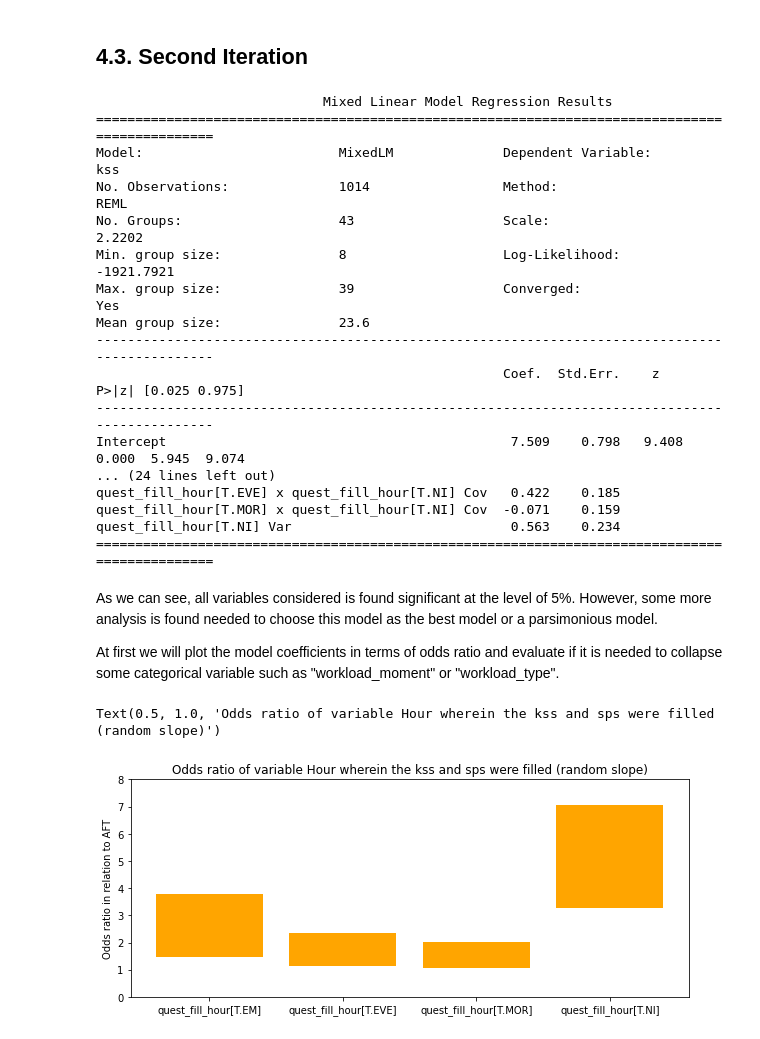
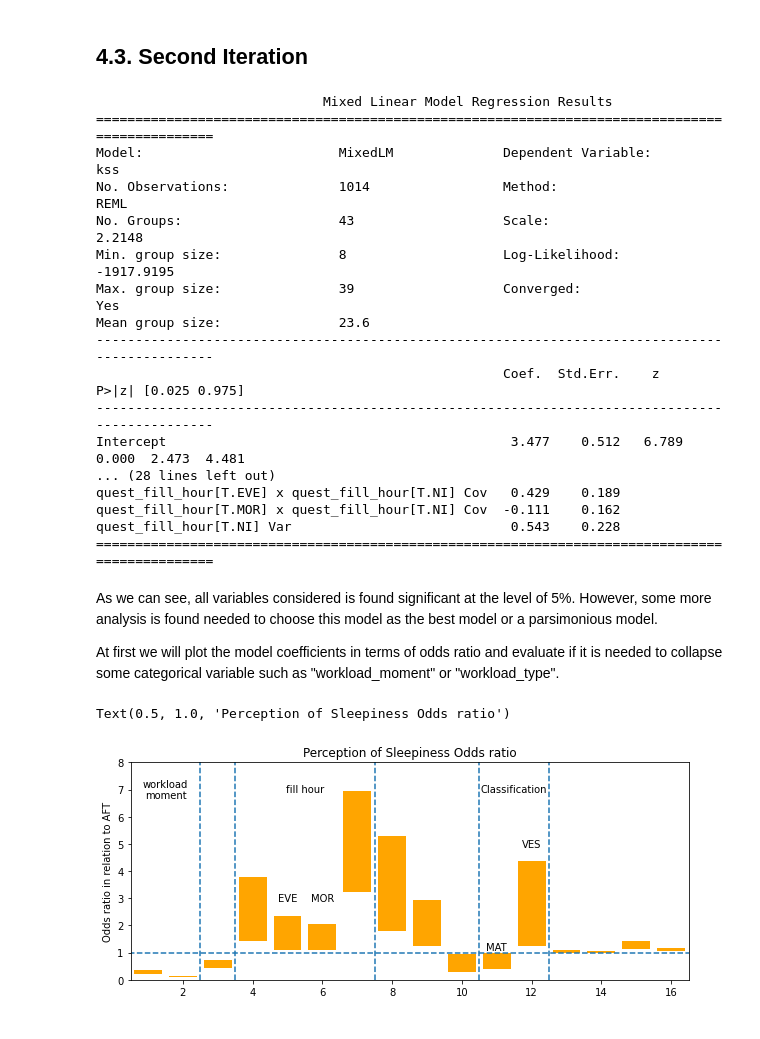
Before and after one commit to jlpscampos/Perception-of-Excessive-Sleepiness-and-Severe-Fatigue-in-Civil-Aviation-Pilots, a Jupyter notebook: regression_analytics.ipynb, the cells around one changed output. Cells and saved outputs as stored; diff of their text form; code cells hidden in the pictures.

Commit message:
Update regression_analytics.ipynb
update regression analytics sleepiness

```diff
--- a/regression_analytics.ipynb
+++ b/regression_analytics.ipynb
@@ -231,9 +224,9 @@ all the other variables is found with a significance level above 5%.
 # %% [markdown]
 ## 4.3. Second Iteration
 # %%
-covariates = ['workload_moment','workload_type','quest_fill_hour',
-              'time_awake','time_displacement','age','flight_hours',
-              'education']
+covariates = ['workload_moment','workload_type','quest_fill_hour','workload_length',
+              'time_awake','time_displacement','flight_hours','Position',
+              'marital_status','education','Classification']
 
 formula = get_formula(covariates, 'kss')
 
@@ -250,18 +243,18 @@ print(mdf.summary())
 ===============================================================================================
 Model:                         MixedLM              Dependent Variable:              kss
 No. Observations:              1014                 Method:                          REML
-No. Groups:                    43                   Scale:                           2.2202
-Min. group size:               8                    Log-Likelihood:                  -1921.7921
+No. Groups:                    43                   Scale:                           2.2148
+Min. group size:               8                    Log-Likelihood:                  -1917.9195
 Max. group size:               39                   Converged:                       Yes
 Mean group size:               23.6
 -----------------------------------------------------------------------------------------------
                                                     Coef.  Std.Err.    z    P>|z| [0.025 0.975]
 -----------------------------------------------------------------------------------------------
-Intercept                                            7.509    0.798   9.408 0.000  5.945  9.074
-... (24 lines left out)
-quest_fill_hour[T.EVE] x quest_fill_hour[T.NI] Cov   0.422    0.185
-quest_fill_hour[T.MOR] x quest_fill_hour[T.NI] Cov  -0.071    0.159
-quest_fill_hour[T.NI] Var                            0.563    0.234
+Intercept                                            3.477    0.512   6.789 0.000  2.473  4.481
+... (28 lines left out)
+quest_fill_hour[T.EVE] x quest_fill_hour[T.NI] Cov   0.429    0.189
+quest_fill_hour[T.MOR] x quest_fill_hour[T.NI] Cov  -0.111    0.162
+quest_fill_hour[T.NI] Var                            0.543    0.228
 ===============================================================================================
 # %% [markdown]
 As we can see, all variables considered is found significant at the level of 5%. However, some more analysis is found needed to choose this model as the best model or a parsimonious model.
@@ -270,15 +263,30 @@ At first we will plot the model coefficients in terms of odds ratio and evaluate
 # %%
 fig,ax = plt.subplots(nrows = 1, ncols = 1, figsize = (10,4))
 
-odds_var = np.exp(mdf.conf_int())[4:8]
-x = odds_var.index
+odds_var = np.exp(mdf.conf_int())[1:17]
+#x = odds_var.index
+x = np.linspace(1,len(odds_var),len(odds_var))
 y_bottom = np.array(odds_var[0])
 y_diff = np.array(odds_var[1]) - np.array(odds_var[0])
 ax.bar(x, y_diff, bottom=y_bottom, color = 'orange')
+ax.vlines(x = 2.5, ymin = 0, ymax = 9, linestyles='dashed')
+ax.vlines(x = 3.5, ymin = 0, ymax = 9, linestyles='dashed')
+ax.vlines(x = 7.5, ymin = 0, ymax = 9, linestyles='dashed')
+ax.vlines(x = 10.5, ymin = 0, ymax = 9, linestyles='dashed')
+ax.vlines(x = 12.5, ymin = 0, ymax = 9, linestyles='dashed')
+ax.hlines(xmin = 0, xmax = 20, y = 1, linestyles='dashed')
+ax.text(1.5,7,'workload\nmoment', horizontalalignment='center',verticalalignment='center')
+ax.text(5.5,7,'fill hour', horizontalalignment='center',verticalalignment='center')
+ax.text(11.5,7,'Classification', horizontalalignment='center',verticalalignment='center')
+ax.text(5,3,'EVE', horizontalalignment='center',verticalalignment='center')
+ax.text(6,3,'MOR', horizontalalignment='center',verticalalignment='center')
+ax.text(11,1.2,'MAT', horizontalalignment='center',verticalalignment='center')
+ax.text(12,5,'VES', horizontalalignment='center',verticalalignment='center')
 ax.set_ylim([0,8])
+ax.set_xlim([0.5, 16.5])
 ax.set_ylabel('Odds ratio in relation to AFT')
-ax.set_title('Odds ratio of variable Hour wherein the kss and sps were filled (random slope)')
+ax.set_title('Perception of Sleepiness Odds ratio')
 # %% [output]
-Text(0.5, 1.0, 'Odds ratio of variable Hour wherein the kss and sps were filled (random slope)')
+Text(0.5, 1.0, 'Perception of Sleepiness Odds ratio')
-[figure, old version]
+[figure, new version]
 # %% [markdown]
```
Also changed, not shown: parts of 28 cells of this notebook.
